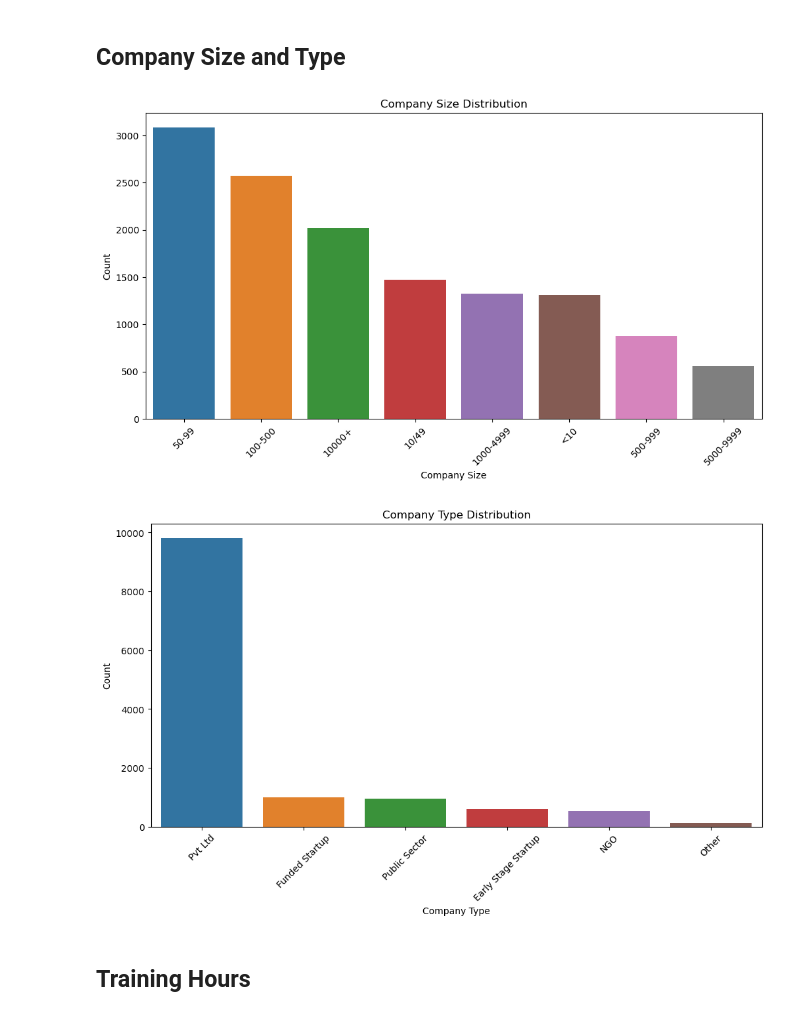
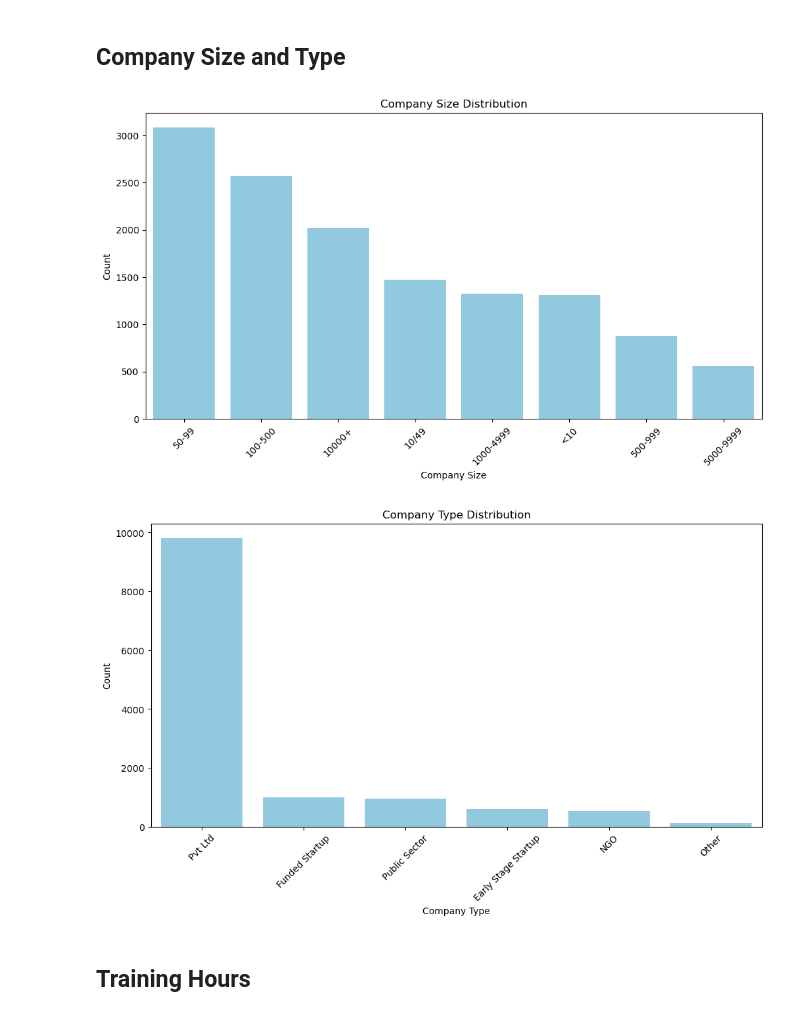
Before and after one commit to fachri34/Final-Project-Data-Science, a Jupyter notebook: HR Analytics.ipynb, the cells around one changed output. Drawn from its saved outputs; the diff is of its cells as text; code cells hidden in the pictures.

```diff
--- a/HR Analytics.ipynb
+++ b/HR Analytics.ipynb
@@ -240,24 +240,24 @@ plt.show()
 ## Company Size and Type
 # %%
 plt.figure(figsize=(12, 6))
-sns.countplot(x='company_size', data=df, order=df['company_size'].value_counts().index)
+sns.countplot(x='company_size', data=df, order=df['company_size'].value_counts().index, color='skyblue')
 plt.title('Company Size Distribution')
 plt.xlabel('Company Size')
 plt.ylabel('Count')
 plt.xticks(rotation=45)
 plt.show()
 
 # Plot company type distribution
 plt.figure(figsize=(12, 6))
-sns.countplot(x='company_type', data=df, order=df['company_type'].value_counts().index)
+sns.countplot(x='company_type', data=df, order=df['company_type'].value_counts().index, color='skyblue')
 plt.title('Company Type Distribution')
 plt.xlabel('Company Type')
 plt.ylabel('Count')
 plt.xticks(rotation=45)
 plt.show()
 # %% [output]
-[figure, old version]
+[figure, new version]
-[figure, old version]
+[figure, new version]
 # %% [markdown]
 ## Training Hours
 # %%
```
Also changed, not shown: parts of 8 cells of this notebook.
